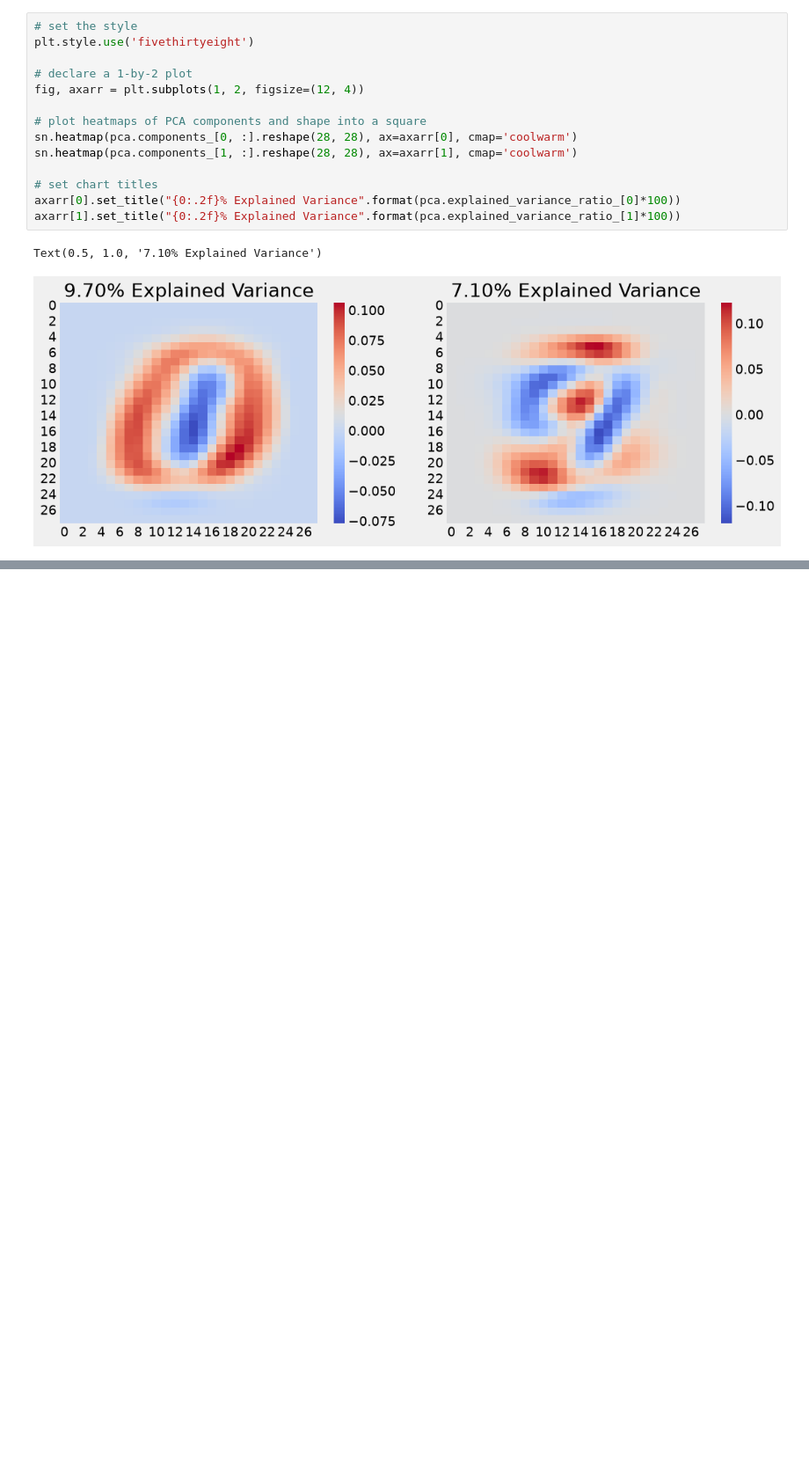
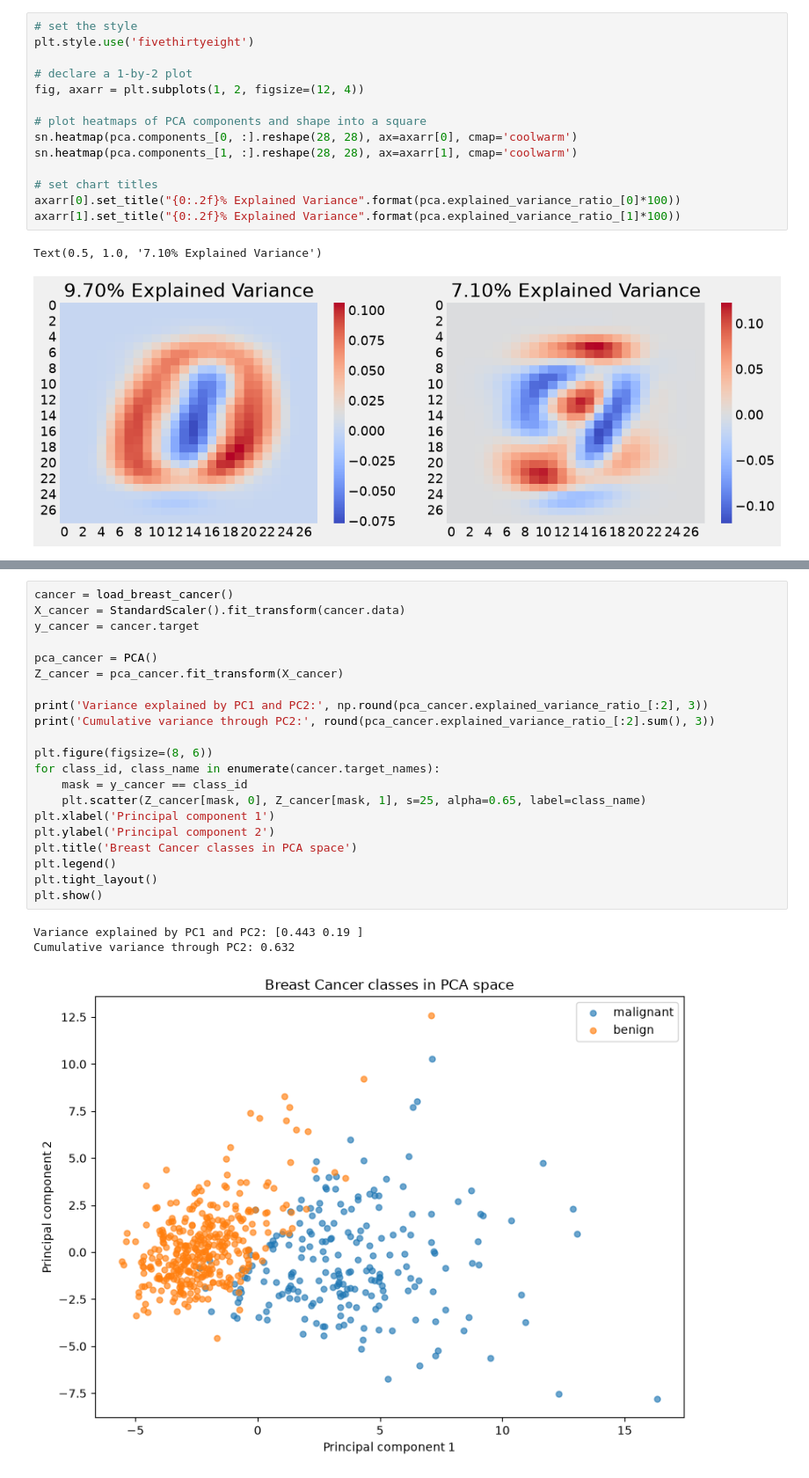
Before and after one commit to rtwhite1546/Fall-2026-Intro-to-Machine-Learning, a Jupyter notebook: Week-12-PCA/Week-12.ipynb, the cells around one changed output, grey strips where cells are left out. Shown at 88% size. Cells and saved outputs as stored; diff of their text form; blank space fills up the shorter version.

Commit message:
Add visualization and clustering lectures

```diff
--- a/Week-12-PCA/Week-12.ipynb
+++ b/Week-12-PCA/Week-12.ipynb
@@ -553,0 +569,25 @@ Text(0.5, 1.0, '7.10% Explained Variance')
+# %%
+cancer = load_breast_cancer()
+X_cancer = StandardScaler().fit_transform(cancer.data)
+y_cancer = cancer.target
+
+pca_cancer = PCA()
+Z_cancer = pca_cancer.fit_transform(X_cancer)
+
+print('Variance explained by PC1 and PC2:', np.round(pca_cancer.explained_variance_ratio_[:2], 3))
+print('Cumulative variance through PC2:', round(pca_cancer.explained_variance_ratio_[:2].sum(), 3))
+
+plt.figure(figsize=(8, 6))
+for class_id, class_name in enumerate(cancer.target_names):
+    mask = y_cancer == class_id
+    plt.scatter(Z_cancer[mask, 0], Z_cancer[mask, 1], s=25, alpha=0.65, label=class_name)
+plt.xlabel('Principal component 1')
+plt.ylabel('Principal component 2')
+plt.title('Breast Cancer classes in PCA space')
+plt.legend()
+plt.tight_layout()
+plt.show()
+# %% [output]
+Variance explained by PC1 and PC2: [0.443 0.19 ]
+Cumulative variance through PC2: 0.632
+[figure, added]
```
Also changed, not shown: parts of 9 cells of this notebook, 4 other files.
